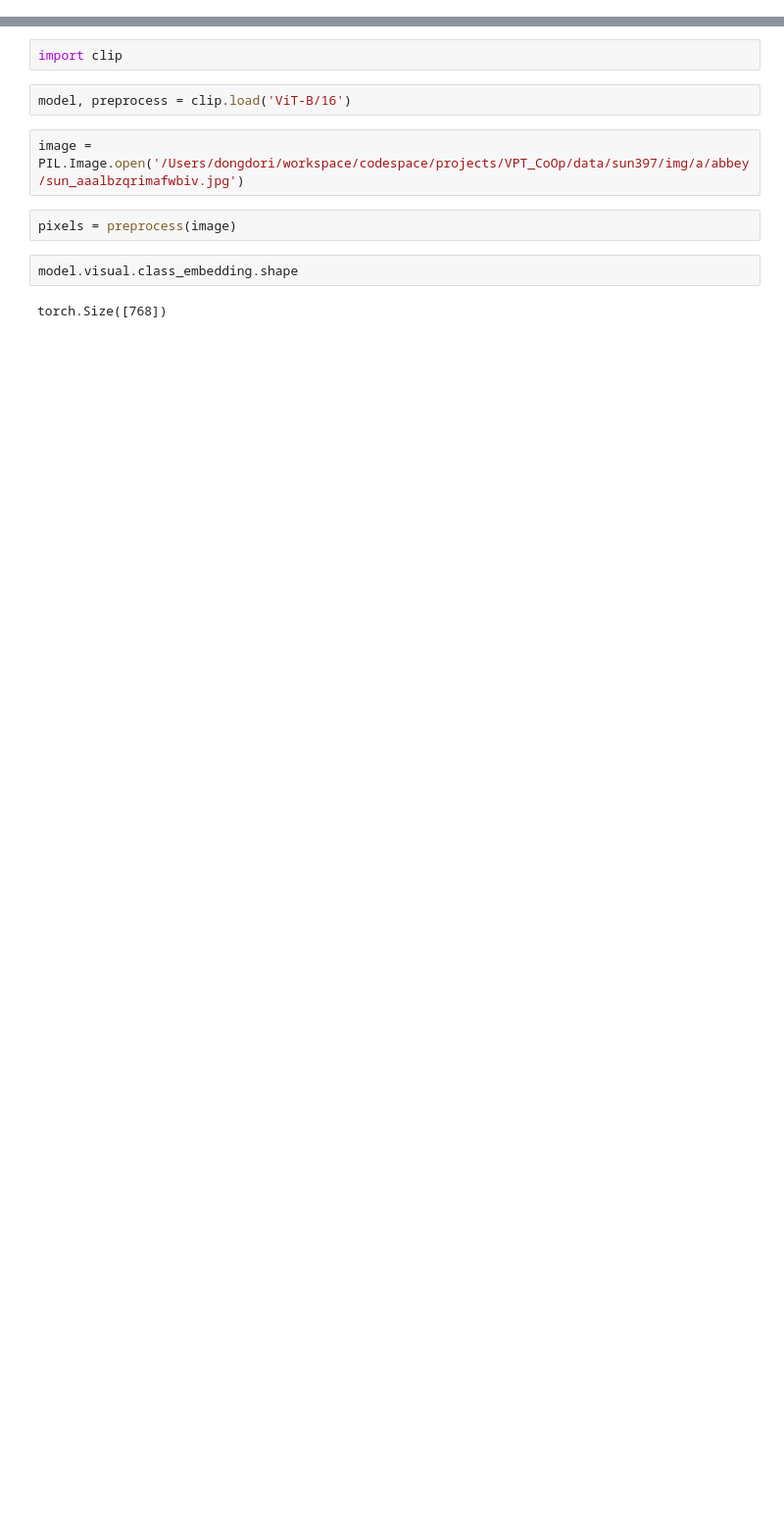
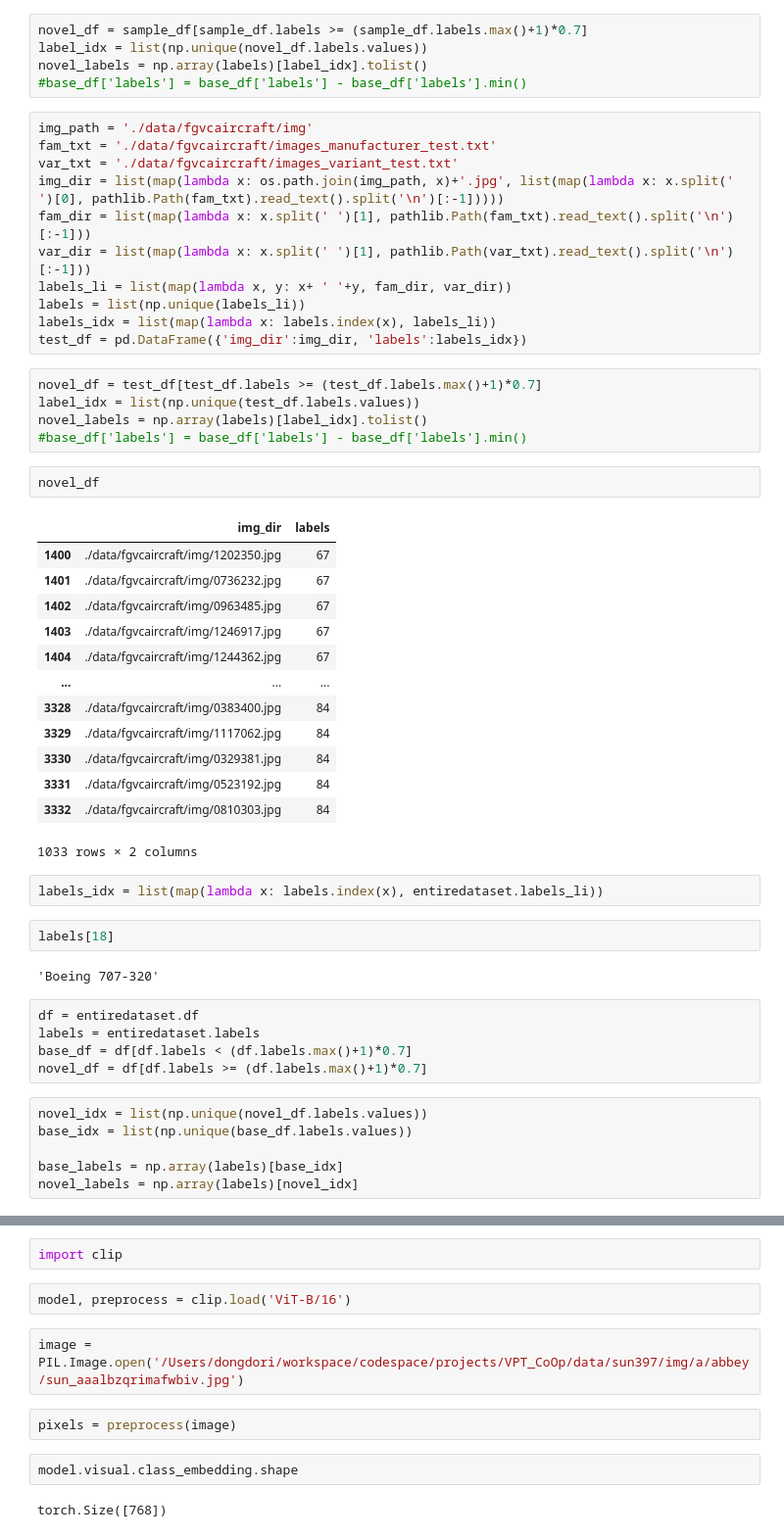
Before and after one commit to mlvlab/RPO, a Jupyter notebook: demo.ipynb, the cells around one changed output, grey strips where cells are left out. Shown at 98% size. Saved outputs shown, nothing was run; the diff lists cells and outputs as text; blank space fills up the shorter version.

```diff
--- a/demo.ipynb
+++ b/demo.ipynb
@@ -19,0 +143,54 @@ from torch.optim.lr_scheduler import OneCycleLR, LambdaLR, _LRScheduler
+# %%
+novel_df = sample_df[sample_df.labels >= (sample_df.labels.max()+1)*0.7]
+label_idx = list(np.unique(novel_df.labels.values))
+novel_labels = np.array(labels)[label_idx].tolist()
+#base_df['labels'] = base_df['labels'] - base_df['labels'].min()
+# %%
+img_path = './data/fgvcaircraft/img'
+fam_txt = './data/fgvcaircraft/images_manufacturer_test.txt'
+var_txt = './data/fgvcaircraft/images_variant_test.txt'
+img_dir = list(map(lambda x: os.path.join(img_path, x)+'.jpg', list(map(lambda x: x.split(' ')[0], pathlib.Path(fam_txt).read_text().split('\n')[:-1]))))
+fam_dir = list(map(lambda x: x.split(' ')[1], pathlib.Path(fam_txt).read_text().split('\n')[:-1]))
+var_dir = list(map(lambda x: x.split(' ')[1], pathlib.Path(var_txt).read_text().split('\n')[:-1]))
+labels_li = list(map(lambda x, y: x+ ' '+y, fam_dir, var_dir))
+labels = list(np.unique(labels_li))
+labels_idx = list(map(lambda x: labels.index(x), labels_li))
+test_df = pd.DataFrame({'img_dir':img_dir, 'labels':labels_idx})
+# %%
+novel_df = test_df[test_df.labels >= (test_df.labels.max()+1)*0.7]
+label_idx = list(np.unique(test_df.labels.values))
+novel_labels = np.array(labels)[label_idx].tolist()
+#base_df['labels'] = base_df['labels'] - base_df['labels'].min()
+# %%
+novel_df
+# %% [output]
+|  | img_dir | labels |
+| 1400 | ./data/fgvcaircraft/img/1202350.jpg | 67 |
+| 1401 | ./data/fgvcaircraft/img/0736232.jpg | 67 |
+| 1402 | ./data/fgvcaircraft/img/0963485.jpg | 67 |
+| 1403 | ./data/fgvcaircraft/img/1246917.jpg | 67 |
+| 1404 | ./data/fgvcaircraft/img/1244362.jpg | 67 |
+| ... | ... | ... |
+| 3328 | ./data/fgvcaircraft/img/0383400.jpg | 84 |
+| 3329 | ./data/fgvcaircraft/img/1117062.jpg | 84 |
+| 3330 | ./data/fgvcaircraft/img/0329381.jpg | 84 |
+| 3331 | ./data/fgvcaircraft/img/0523192.jpg | 84 |
+| 3332 | ./data/fgvcaircraft/img/0810303.jpg | 84 |
+1033 rows × 2 columns
+# %%
+labels_idx = list(map(lambda x: labels.index(x), entiredataset.labels_li))
+# %%
+labels[18]
+# %% [output]
+'Boeing 707-320'
+# %%
+df = entiredataset.df
+labels = entiredataset.labels
+base_df = df[df.labels < (df.labels.max()+1)*0.7]
+novel_df = df[df.labels >= (df.labels.max()+1)*0.7]
+# %%
+novel_idx = list(np.unique(novel_df.labels.values))
+base_idx = list(np.unique(base_df.labels.values))
+
+base_labels = np.array(labels)[base_idx]
+novel_labels = np.array(labels)[novel_idx]
```
Also changed, not shown: parts of 40 cells of this notebook, 7 other files.
